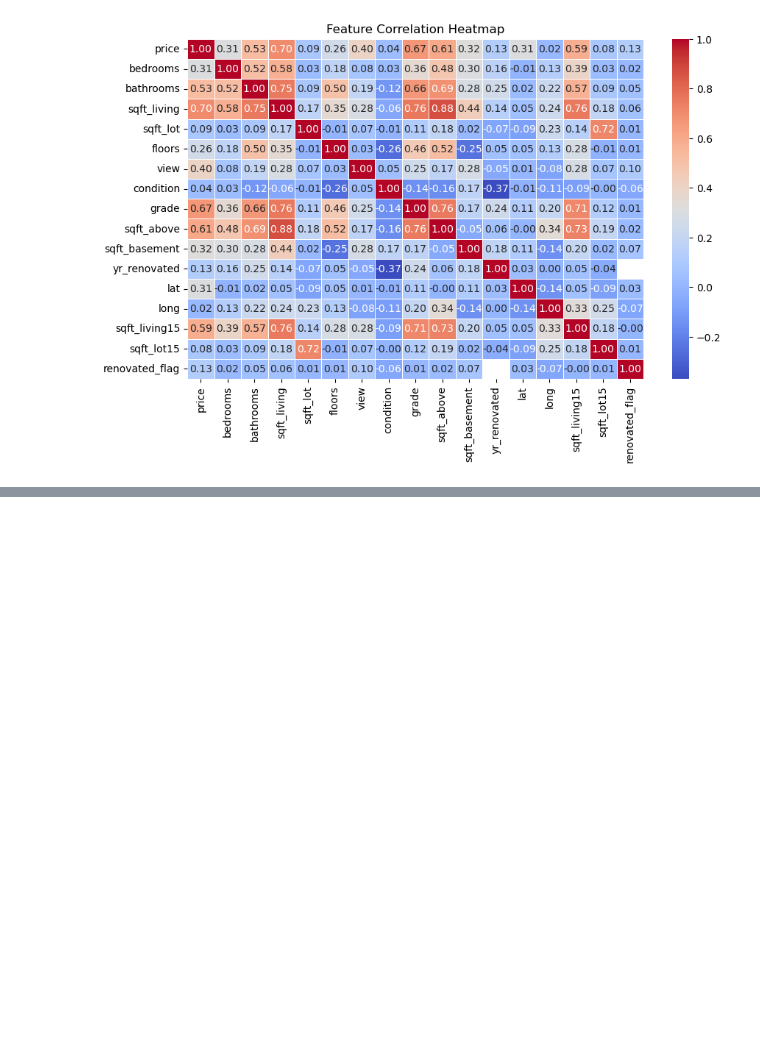
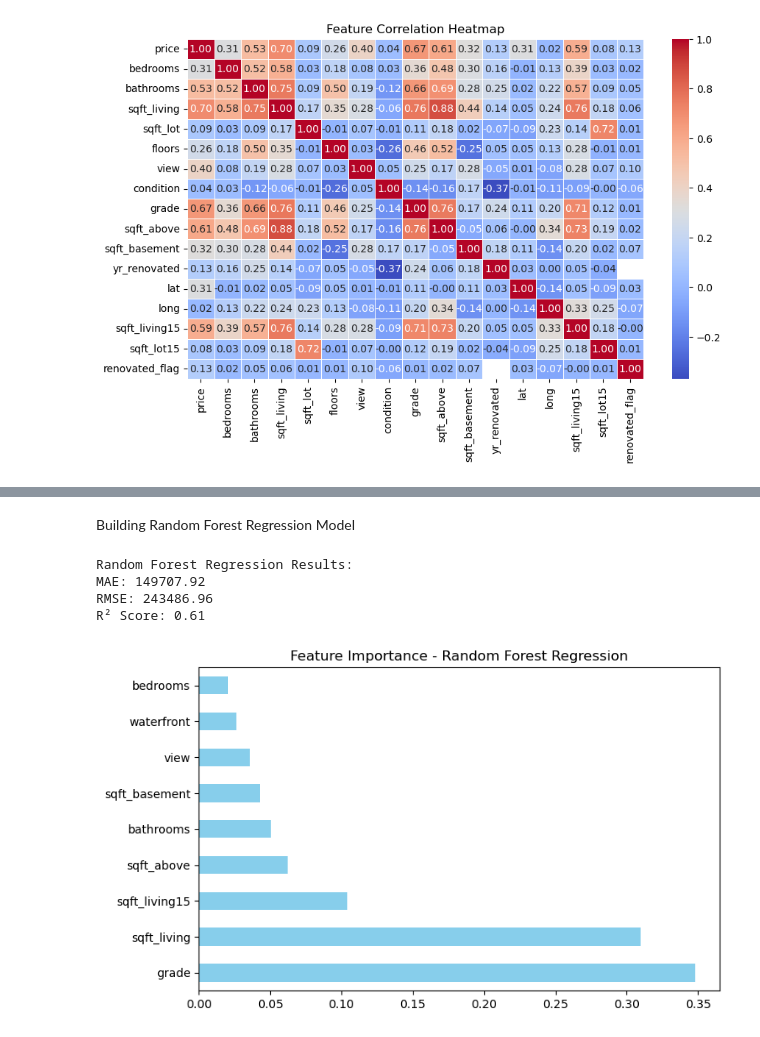
Before and after one commit to Aarabishan/PDS_Portfolio, a Jupyter notebook: Portfolio_Complete_Analysis.ipynb, the cells around one changed output, grey strips where cells are left out. Saved outputs shown, nothing was run; the diff lists cells and outputs as text; code cells hidden in the pictures; blank space fills up the shorter version.

```diff
--- a/Portfolio_Complete_Analysis.ipynb
+++ b/Portfolio_Complete_Analysis.ipynb
@@ -343,0 +379,32 @@ Passing `palette` without assigning `hue` is deprecated and will be removed in v
+# %% [markdown]
+Building Random Forest Regression Model
+# %%
+# **Train Random Forest Regressor**
+rf_reg = RandomForestRegressor(n_estimators=100, random_state=42)
+rf_reg.fit(X_train_reg, y_train_reg)
+
+# **Predict on Test Data**
+y_pred_reg = rf_reg.predict(X_test_reg)
+
+# **Evaluate Model Performance**
+mae = mean_absolute_error(y_test_reg, y_pred_reg)
+rmse = np.sqrt(mean_squared_error(y_test_reg, y_pred_reg))
+r2 = r2_score(y_test_reg, y_pred_reg)
+
+print(f"Random Forest Regression Results:")
+print(f'MAE: {mae:.2f}')
+print(f"RMSE: {rmse:.2f}")
+print(f"R² Score: {r2:.2f}")
+
+# **Feature Importance Plot**
+plt.figure(figsize=(8, 5))
+feat_importances = pd.Series(rf_reg.feature_importances_, index=selected_features)
+feat_importances.nlargest(10).plot(kind='barh', color='skyblue')
+plt.title("Feature Importance - Random Forest Regression")
+plt.show()
+# %% [output]
+Random Forest Regression Results:
+MAE: 149707.92
+RMSE: 243486.96
+R² Score: 0.61
+[figure, added]
```
Also changed, not shown: parts of 15 cells of this notebook.
